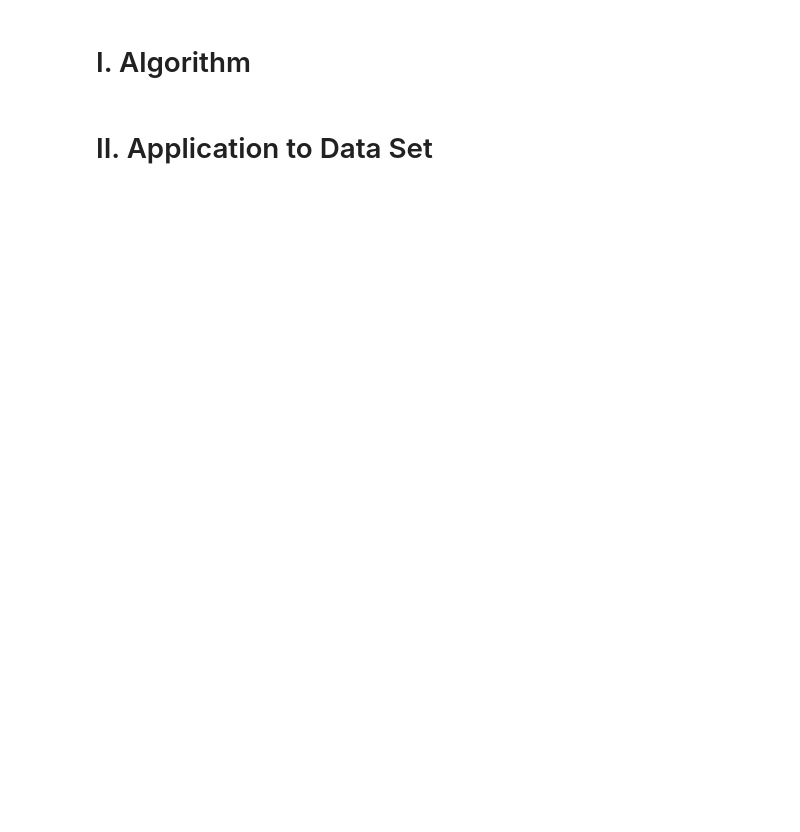
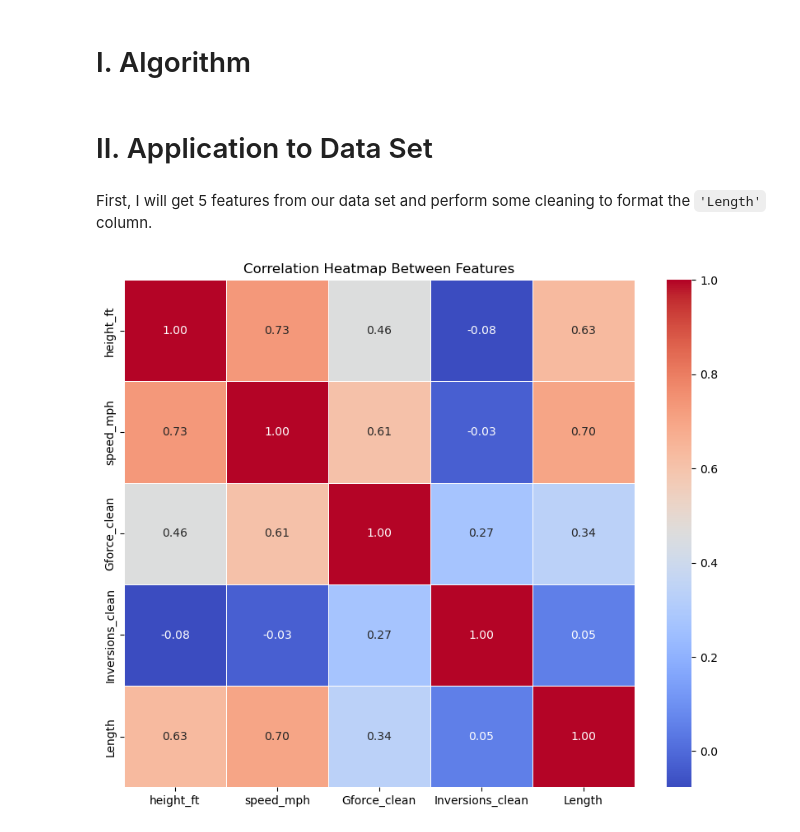
Before and after one commit to legendschwab/cmor438individual, a Jupyter notebook: Unsupervised Machine Learning/3. Dimensionality Reduction/dimredcmor438.ipynb, the cells around one changed output. Cells and saved outputs as stored; diff of their text form; code cells hidden in the pictures; blank space fills up the shorter version.

````diff
--- a/Unsupervised Machine Learning/3. Dimensionality Reduction/dimredcmor438.ipynb
+++ b/Unsupervised Machine Learning/3. Dimensionality Reduction/dimredcmor438.ipynb
@@ -46,3 +53,37 @@ def pca(data, num_components=2):
     return transformed_data, explained_variance_ratio
 # %% [markdown]
 # II. Application to Data Set
+# %% [markdown]
+First, I will get 5 features from our data set and perform some cleaning to format the ```'Length'``` column.
+# %%
+coaster_data = pd.read_csv("../coaster_db.csv")
+
+coaster_data = coaster_data[['height_ft','speed_mph','Gforce_clean','Inversions_clean','Length','Type']]
+
+coaster_data = coaster_data.dropna()
+
+# Cleaning 'Length' Column
+
+coaster_data = coaster_data[coaster_data['Length'].str.contains('ft', na=False)]
+
+# Extract the number before 'ft'
+coaster_data['Length'] = coaster_data['Length'].str.extract(r'([\d,]+(?:\.\d+)?)\s*ft')[0]
+
+# Remove commas and convert to integers
+coaster_data['Length'] = coaster_data['Length'].str.replace(',', '').astype(float)
+
+inverted = coaster_data[coaster_data['Inversions_clean'] >= 1]
+non_inverted = coaster_data[coaster_data['Inversions_clean'] == 0]
+# %%
+# Calculate the correlation matrix
+correlation_matrix = coaster_data.corr()  # Assuming 'coaster_data' is your DataFrame
+
+# Create the heatmap using Seaborn
+plt.figure(figsize=(10, 8))
+sns.heatmap(correlation_matrix, annot=True, cmap='coolwarm', fmt='.2f', linewidths=0.5)
+
+# Add a title and display the plot
+plt.title("Correlation Heatmap Between Features")
+plt.show()
+# %% [output]
+[figure, added]
````
Also changed, not shown: parts of 9 cells of this notebook.
